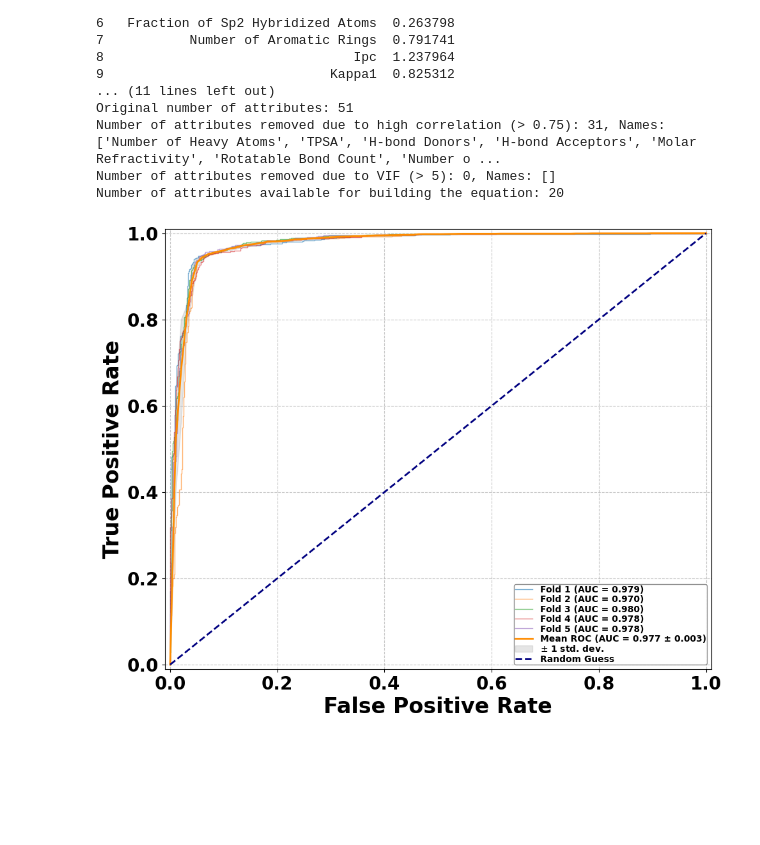
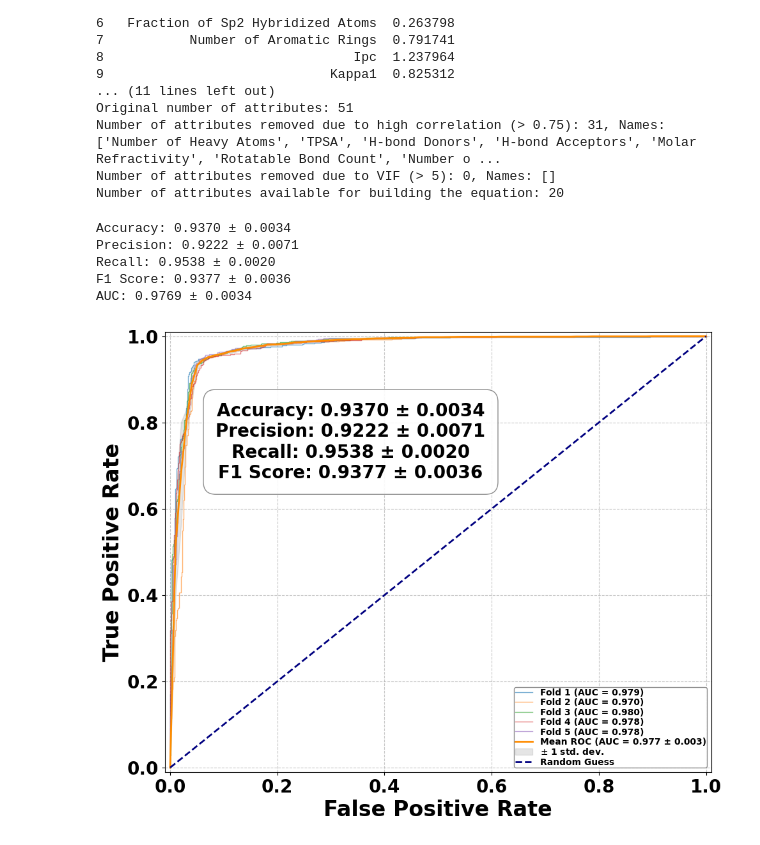
Before and after one commit to CSIO-FPIL/generative-odor, a Jupyter notebook: 5 fold logistic regression.ipynb, the cells around one changed output. Drawn from its saved outputs; the diff is of its cells as text; code cells hidden in the pictures; blank space fills up the shorter version.

Commit message:
Add files via upload
update 5 fold file with cut off

```diff
--- a/5 fold logistic regression.ipynb
+++ b/5 fold logistic regression.ipynb
@@ -146,7 +146,7 @@ tprs = []
 aucs = []
 mean_fpr = np.linspace(0, 1, 100)
 
-# Plot setup for ROC curves
+
 plt.figure(figsize=(10, 8))
 
 # Perform cross-validation manually to get ROC curves for each fold
@@ -159,16 +159,17 @@ for train_idx, val_idx in kf.split(X_train_scaled):
     # Train model on this fold
     fold_model = LogisticRegression(random_state=42)
     fold_model.fit(X_fold_train, y_fold_train)
+    threshold1=0.5276
 
-    # Make predictions on validation set
-    y_pred = fold_model.predict(X_fold_val)
+    y_pred = (fold_model.predict_proba(X_fold_val)[:, 1] >= threshold1).astype(int)
+
     y_pred_proba = fold_model.predict_proba(X_fold_val)[:, 1]
 
     # Calculate metrics for this fold
-    # accuracy_scores.append(accuracy_score(y_fold_val, y_pred))
-    # precision_scores.append(precision_score(y_fold_val, y_pred))
-    # recall_scores.append(recall_score(y_fold_val, y_pred))
-    # f1_scores.append(f1_score(y_fold_val, y_pred))
+    accuracy_scores.append(accuracy_score(y_fold_val, y_pred))
+    precision_scores.append(precision_score(y_fold_val, y_pred))
+    recall_scores.append(recall_score(y_fold_val, y_pred))
+    f1_scores.append(f1_score(y_fold_val, y_pred))
 
     # Calculate ROC curve and AUC for this fold
     fpr, tpr, _ = roc_curve(y_fold_val, y_pred_proba)
@@ -184,7 +185,7 @@ for train_idx, val_idx in kf.split(X_train_scaled):
     plt.plot(fpr, tpr, lw=1, alpha=0.6, label=f'Fold {fold} (AUC = {roc_auc:.3f})')
     fold += 1
 
-# Calculate and plot mean ROC curve
+
 mean_tpr = np.mean(tprs, axis=0)
 mean_tpr[-1] = 1.0
 mean_auc = np.mean(aucs)
@@ -199,8 +200,7 @@ tprs_lower = np.maximum(mean_tpr - std_tpr, 0)
 plt.fill_between(mean_fpr, tprs_lower, tprs_upper, color='grey', alpha=0.2,
                  label=r'$\pm$ 1 std. dev.')
 
-# Plot the diagonal reference line
-#plt.plot([0, 1], [0, 1], linestyle='--', lw=2, color='navy', alpha=0.8)
+
 
 plt.plot([0, 1], [0, 1], color='navy', lw=2, linestyle='--', label='Random Guess')
 # Format the ROC plot
@@ -208,13 +208,12 @@ plt.xlim([-0.01, 1.01])
 plt.ylim([-0.01, 1.01])
 plt.xlabel('False Positive Rate', fontsize=24, fontweight='bold')
 plt.ylabel('True Positive Rate', fontsize=24, fontweight='bold')
-#plt.title(f'ROC Curve for {model_name}', fontsize=20, fontweight='bold')
-#plt.legend(loc="lower right")
+
 plt.legend( fontsize=60, prop={'weight': 'bold'},
            framealpha=0.9, edgecolor='gray', fancybox=True, frameon=True,
            borderpad=0.1, labelspacing=0.1)
-plt.xticks(fontsize=20, fontweight='bold')  # Bold X-axis tick labels
-plt.yticks(fontsize=20, fontweight='bold')  # Bold Y-axis tick labels
+plt.xticks(fontsize=20, fontweight='bold')
+plt.yticks(fontsize=20, fontweight='bold')
 
 plt.grid(True, linestyle='--', alpha=0.7)
 
@@ -232,58 +231,64 @@ mean_f1 = np.mean(f1_scores)
 std_f1 = np.std(f1_scores)
 
 # Print metrics
-# print(f"Accuracy: {mean_accuracy:.4f} \u00B1 {std_accuracy:.4f}")
-# print(f"Precision: {mean_precision:.4f} \u00B1 {std_precision:.4f}")
-# print(f"Recall: {mean_recall:.4f} \u00B1 {std_recall:.4f}")
-# print(f"F1 Score: {mean_f1:.4f} \u00B1 {std_f1:.4f}")
-# print(f"AUC: {mean_auc:.4f} \u00B1 {std_auc:.4f}")
+print(f"Accuracy: {mean_accuracy:.4f} \u00B1 {std_accuracy:.4f}")
+print(f"Precision: {mean_precision:.4f} \u00B1 {std_precision:.4f}")
+print(f"Recall: {mean_recall:.4f} \u00B1 {std_recall:.4f}")
+print(f"F1 Score: {mean_f1:.4f} \u00B1 {std_f1:.4f}")
+print(f"AUC: {mean_auc:.4f} \u00B1 {std_auc:.4f}")
 
-# # Add text box with metrics to the plot
-# metrics_text = (f"Accuracy: {mean_accuracy:.4f} \u00B1 {std_accuracy:.4f}\n"
-#                 f"Precision: {mean_precision:.4f} \u00B1 {std_precision:.4f}\n"
-#                 f"Recall: {mean_recall:.4f} \u00B1 {std_recall:.4f}\n"
-#                 f"F1 Score: {mean_f1:.4f} \u00B1 {std_f1:.4f}")
+# Add text box with metrics to the plot
+metrics_text = (f"Accuracy: {mean_accuracy:.4f} \u00B1 {std_accuracy:.4f}\n"
+                f"Precision: {mean_precision:.4f} \u00B1 {std_precision:.4f}\n"
+                f"Recall: {mean_recall:.4f} \u00B1 {std_recall:.4f}\n"
+                f"F1 Score: {mean_f1:.4f} \u00B1 {std_f1:.4f}")
 
 # plt.annotate(metrics_text, xy=(0.5, 0.1), xycoords='axes fraction',
 #              bbox=dict(boxstyle="round,pad=0.5", fc="white", ec="gray", alpha=0.8),
 #              verticalalignment='center', horizontalalignment='center', fontweight='bold')
 # plt.annotate(metrics_text, xy=(0.5, 0.1), xycoords='axes fraction',
 #              bbox=dict(boxstyle="round,pad=0.5", fc="white", ec="gray", alpha=0.8),
 #              verticalalignment='center', horizontalalignment='center',
 #              fontsize=15, fontweight='bold')
-# plt.annotate(metrics_text, xy=(0.34, 0.75), xycoords='axes fraction',  # Repositioned
-#              bbox=dict(boxstyle="round,pad=0.7", fc="white", ec="gray", alpha=0.9),  # Bigger padding
-#              verticalalignment='center', horizontalalignment='center',
-#              fontsize=20, fontweight='bold')
+plt.annotate(metrics_text, xy=(0.34, 0.75), xycoords='axes fraction',  # Repositioned
+             bbox=dict(boxstyle="round,pad=0.7", fc="white", ec="gray", alpha=0.9),  # Bigger padding
+             verticalalignment='center', horizontalalignment='center',
+             fontsize=20, fontweight='bold')
 plt.tight_layout()
 dpi_values = [300, 600, 1200]  # DPI levels
 
 output_folder = 'figures/logistic regression/5 fold results/'
 os.makedirs(output_folder, exist_ok=True)
 for dpi in dpi_values:
     plt.savefig(f"{output_folder}5_fold_cv_logisticregression_{dpi}dpi.png", dpi=dpi, bbox_inches='tight')
 plt.show()
 
 # Now train the final model on the entire training set and evaluate on test set
 final_model = LogisticRegression(random_state=42)
 final_model.fit(X_train_scaled, y_train)
 
 # Calculate metrics on test set
-y_test_pred = final_model.predict(X_test_scaled)
+y_test_pred = (final_model.predict_proba(X_test_scaled)[:, 1] >= threshold1).astype(int)
+
 y_test_pred_proba = final_model.predict_proba(X_test_scaled)[:, 1]
 
 test_accuracy = accuracy_score(y_test, y_test_pred)
 test_precision = precision_score(y_test, y_test_pred)
 test_recall = recall_score(y_test, y_test_pred)
 test_f1 = f1_score(y_test, y_test_pred)
 test_fpr, test_tpr, _ = roc_curve(y_test, y_test_pred_proba)
 test_auc = auc(test_fpr, test_tpr)
 
-# print("\nTest Set Metrics:")
-# print(f"Accuracy: {test_accuracy:.4f}")
-# print(f"Precision: {test_precision:.4f}")
-# print(f"Recall: {test_recall:.4f}")
-# print(f"F1 Score: {test_f1:.4f}")
-# print(f"AUC: {test_auc:.4f}")
+print("\nTest Set Metrics:")
+print(f"Accuracy: {test_accuracy:.4f}")
+print(f"Precision: {test_precision:.4f}")
+print(f"Recall: {test_recall:.4f}")
+print(f"F1 Score: {test_f1:.4f}")
+print(f"AUC: {test_auc:.4f}")
 # %% [output]
+Accuracy: 0.9370 ± 0.0034
+Precision: 0.9222 ± 0.0071
+Recall: 0.9538 ± 0.0020
+F1 Score: 0.9377 ± 0.0036
+AUC: 0.9769 ± 0.0034
-[figure, old version]
+[figure, new version]
```
Also changed, not shown: parts of 4 cells of this notebook.
